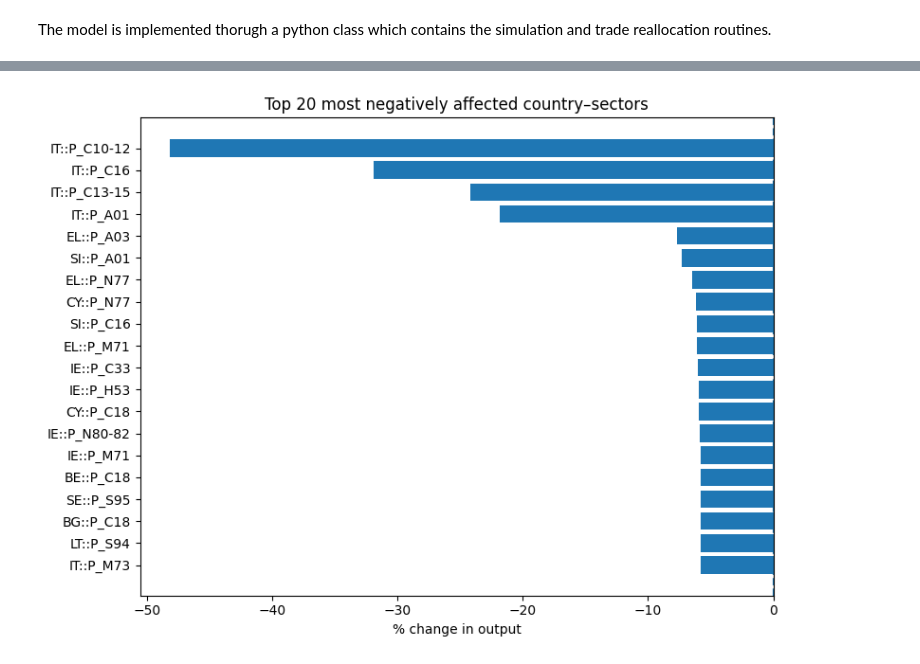
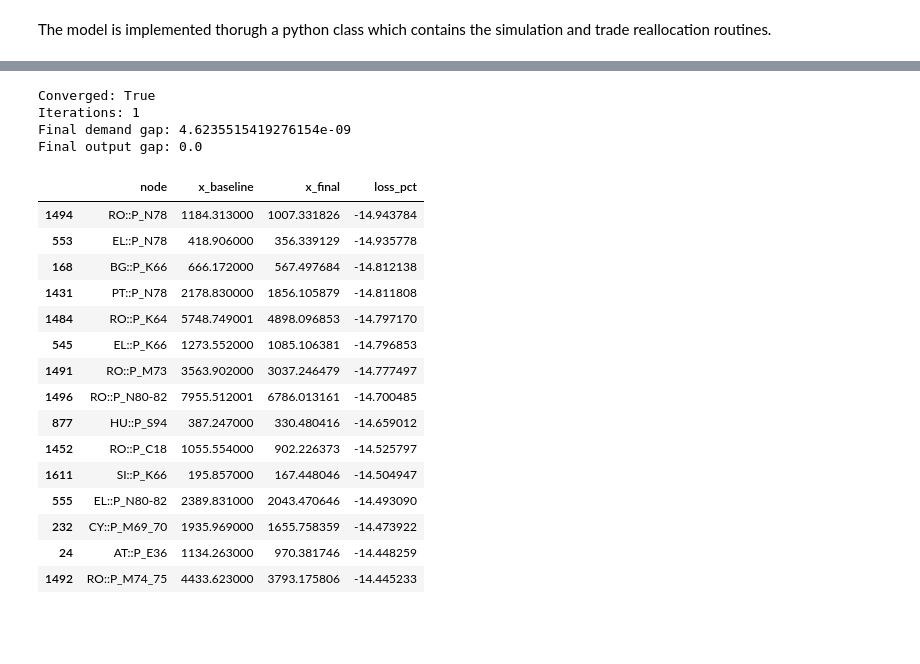
Before and after one commit to RaulDeMaio/Physical-Climate-Risk, a Jupyter notebook: main.ipynb, the cells around one changed output, grey strips where cells are left out. Saved outputs shown, nothing was run; the diff lists cells and outputs as text; code cells hidden in the pictures; blank space fills up the shorter version.

```diff
--- a/main.ipynb
+++ b/main.ipynb
@@ -85,4 +84,5 @@ model = IOClimateModel(
     X=X,
     globsec_of=globsec_of,
     A=A,  # use the precomputed A
+    node_labels=node_labels
 )
@@ -171,15 +89,21 @@ top_losses
-# %%
-
-plt.figure(figsize=(8, 6))
-plt.barh(
-    top_losses["node"],
-    top_losses["loss_pct"]
-)
-plt.axvline(0, linestyle="--")
-plt.xlabel("% change in output")
-plt.title("Top 20 most negatively affected country–sectors")
-plt.gca().invert_yaxis()  # so worst at top
-plt.tight_layout()
-plt.show()
-# %% [output]
-[figure, removed]
+# %%
+results = model.run(
+    country_codes=["IT"],                 # choose your country
+    sector_codes=["P_C10-12","P_D"],            # choose 1 or many sectors
+    supply_shock_pct=15,
+    demand_shock_pct=0,
+    gamma=0.5,
+    max_iter=100,
+    tol=1e-6,
+    return_history=True
+)
+
+print("Converged:", results["converged"])
+print("Iterations:", results["iterations"])
+print("Final demand gap:", results["demand_gap_last"])
+print("Final output gap:", results["output_gap_last"])
+# %% [output]
+Converged: True
+Iterations: 1
+Final demand gap: 4.6235515419276154e-09
+Final output gap: 0.0
@@ -185,0 +118,29 @@ plt.show()
+# %%
+import pandas as pd
+
+df_loss = pd.DataFrame({
+    "node": node_labels,
+    "x_baseline": X,
+    "x_final": X_final,
+    "loss_pct": output_loss
+})
+
+df_loss_sorted = df_loss.sort_values("loss_pct")
+df_loss_sorted.head(15)
+# %% [output]
+|  | node | x_baseline | x_final | loss_pct |
+| 1494 | RO::P_N78 | 1184.313000 | 1007.331826 | -14.943784 |
+| 553 | EL::P_N78 | 418.906000 | 356.339129 | -14.935778 |
+| 168 | BG::P_K66 | 666.172000 | 567.497684 | -14.812138 |
+| 1431 | PT::P_N78 | 2178.830000 | 1856.105879 | -14.811808 |
+| 1484 | RO::P_K64 | 5748.749001 | 4898.096853 | -14.797170 |
+| 545 | EL::P_K66 | 1273.552000 | 1085.106381 | -14.796853 |
+| 1491 | RO::P_M73 | 3563.902000 | 3037.246479 | -14.777497 |
+| 1496 | RO::P_N80-82 | 7955.512001 | 6786.013161 | -14.700485 |
+| 877 | HU::P_S94 | 387.247000 | 330.480416 | -14.659012 |
+| 1452 | RO::P_C18 | 1055.554000 | 902.226373 | -14.525797 |
+| 1611 | SI::P_K66 | 195.857000 | 167.448046 | -14.504947 |
+| 555 | EL::P_N80-82 | 2389.831000 | 2043.470646 | -14.493090 |
+| 232 | CY::P_M69_70 | 1935.969000 | 1655.758359 | -14.473922 |
+| 24 | AT::P_E36 | 1134.263000 | 970.381746 | -14.448259 |
+| 1492 | RO::P_M74_75 | 4433.623000 | 3793.175806 | -14.445233 |
```
Also changed, not shown: parts of 11 cells of this notebook, 4 other files.
